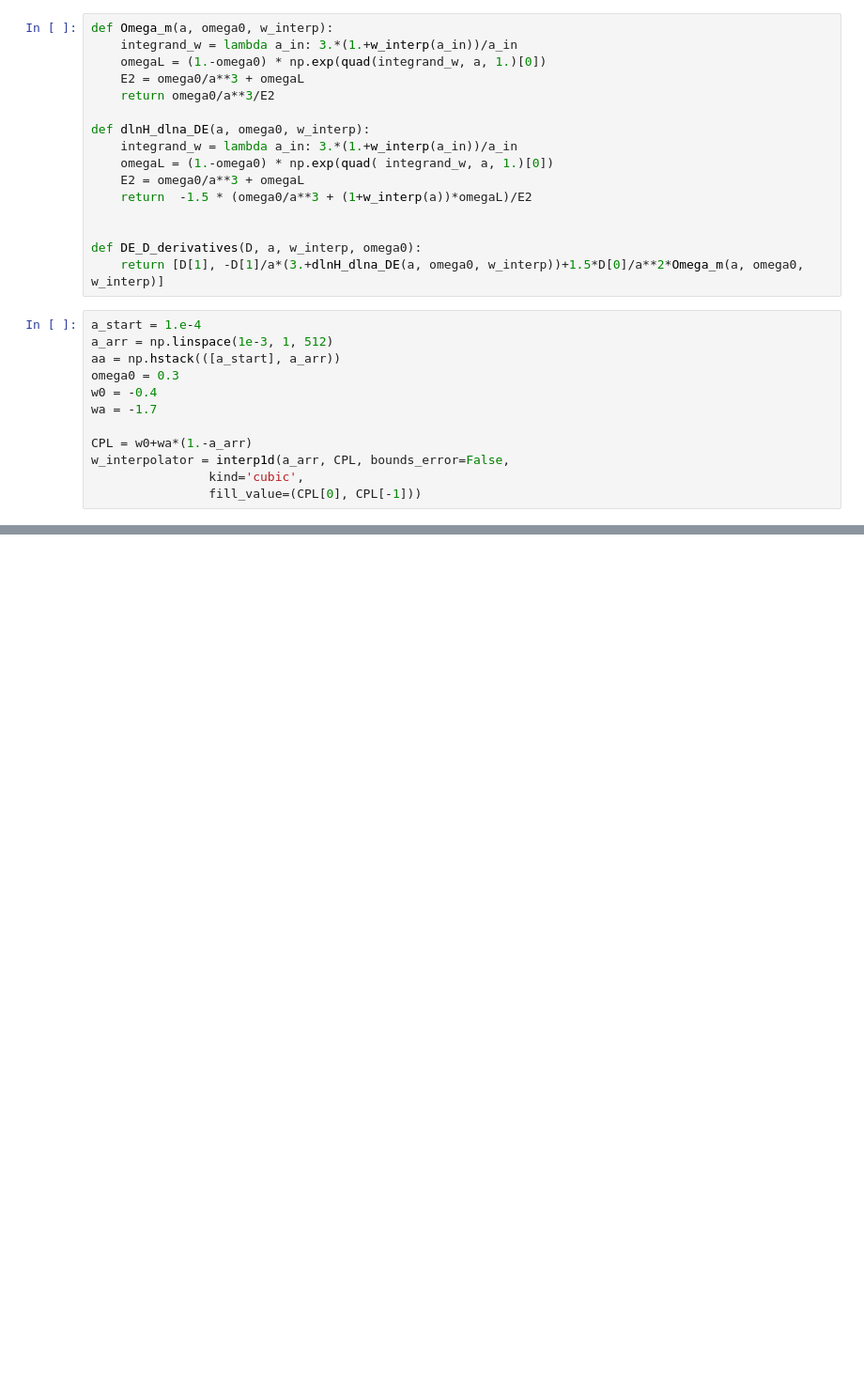
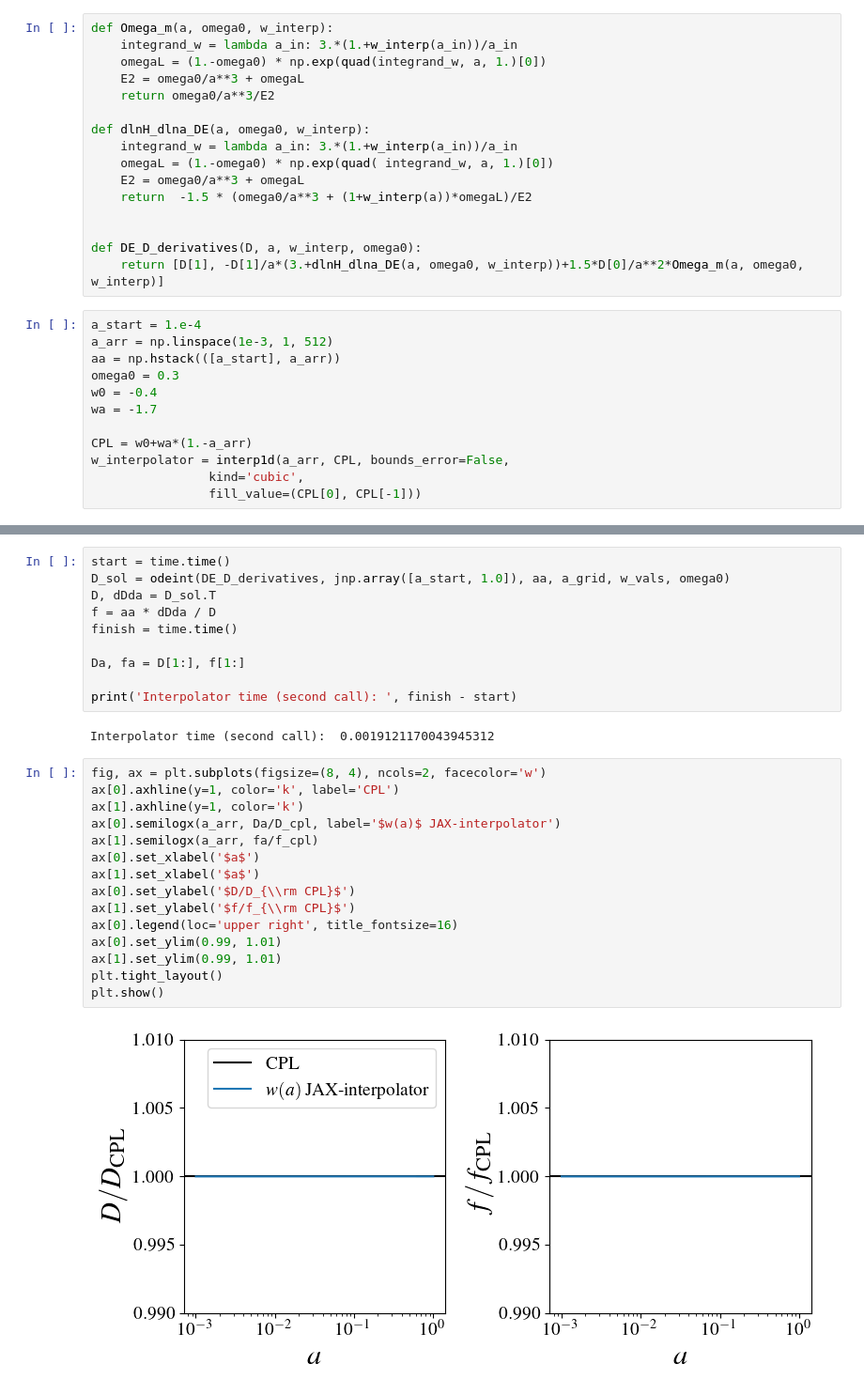
Before and after one commit to MariaTsedrik/MGrowth, a Jupyter notebook: tutorials/tests_and_plots_w.ipynb, the cells around one changed output, grey strips where cells are left out. Shown at 94% size. Cells and saved outputs as stored; diff of their text form; blank space fills up the shorter version.

Commit message:
jax w-interp

```diff
--- a/tutorials/tests_and_plots_w.ipynb
+++ b/tutorials/tests_and_plots_w.ipynb
@@ -94,0 +182,29 @@ plt.show()
+# %%
+start = time.time()
+D_sol = odeint(DE_D_derivatives, jnp.array([a_start, 1.0]), aa, a_grid, w_vals, omega0)
+D, dDda = D_sol.T
+f = aa * dDda / D
+finish = time.time()
+
+Da, fa = D[1:], f[1:]
+
+print('Interpolator time (second call): ', finish - start)
+# %% [output]
+Interpolator time (second call):  0.0019121170043945312
+# %%
+fig, ax = plt.subplots(figsize=(8, 4), ncols=2, facecolor='w')
+ax[0].axhline(y=1, color='k', label='CPL')
+ax[1].axhline(y=1, color='k')
+ax[0].semilogx(a_arr, Da/D_cpl, label='$w(a)$ JAX-interpolator')
+ax[1].semilogx(a_arr, fa/f_cpl)
+ax[0].set_xlabel('$a$')
+ax[1].set_xlabel('$a$')
+ax[0].set_ylabel('$D/D_{\\rm CPL}$')
+ax[1].set_ylabel('$f/f_{\\rm CPL}$')
+ax[0].legend(loc='upper right', title_fontsize=16)
+ax[0].set_ylim(0.99, 1.01)
+ax[1].set_ylim(0.99, 1.01)
+plt.tight_layout()
+plt.show()
+# %% [output]
+[figure, added]
```
Also changed, not shown: parts of 7 cells of this notebook.
